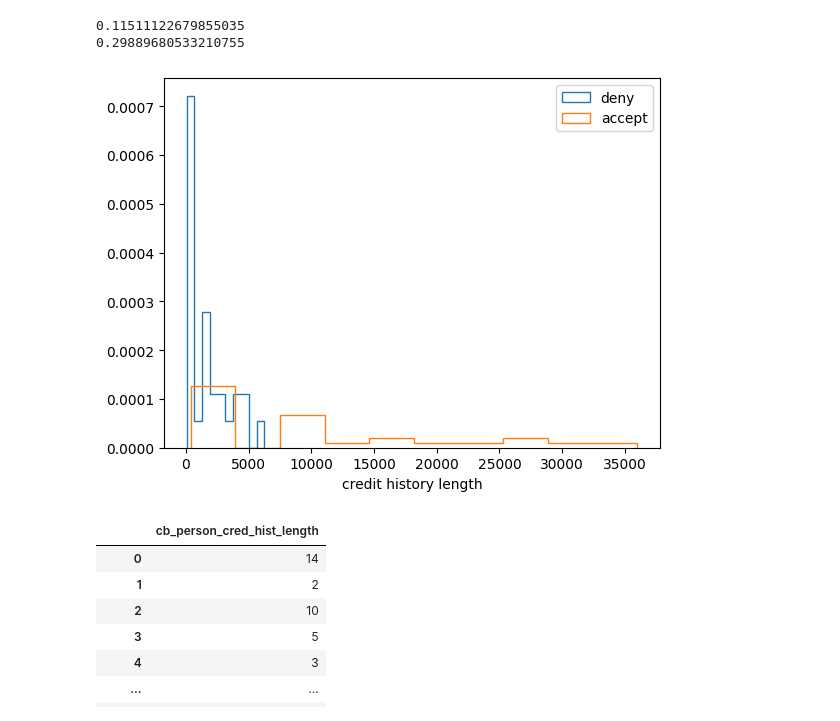
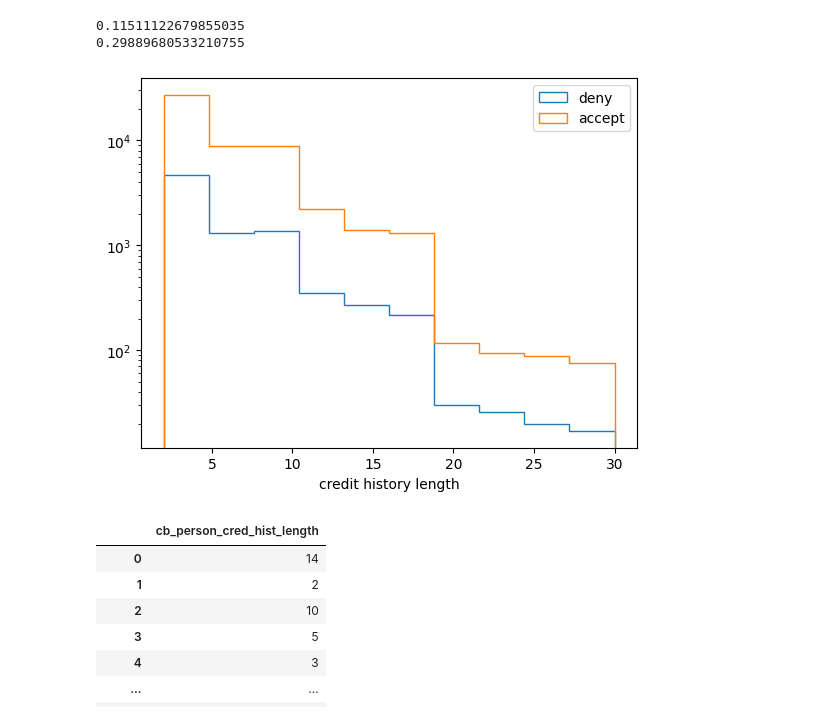
Before and after one commit to edward-b-1/Loan-Approval-Prediction, a Jupyter notebook: predict8.ipynb, the cells around one changed output. Saved outputs shown, nothing was run; the diff lists cells and outputs as text; code cells hidden in the pictures.

```diff
--- a/predict8.ipynb
+++ b/predict8.ipynb
@@ -73,30 +73,30 @@ print(2601 / (6101+2601))
 # %%
 column = 'cb_person_cred_hist_length'
 
-h_data_deny = data_train_loan_status_deny.groupby(column)[column].aggregate('sum')
-h_data_accept = data_train_loan_status_accept.groupby(column)[column].aggregate('sum')
+data_deny = data_train_loan_status_deny[column]
+data_accept = data_train_loan_status_accept[column]
 
 _ = plt.hist(
-    h_data_deny,
+    data_deny,
     bins=10, #logspace(data_train_loan_status_deny[column]),
     histtype='step',
-    density=True,
+    density=False,
     label='deny',
 )
 _ = plt.hist(
-    h_data_accept,
+    data_accept,
     bins=10, #logspace(data_train_loan_status_accept[column]),
     histtype='step',
-    density=True,
+    density=False,
     label='accept',
 )
 plt.xlabel('credit history length')
 #plt.xscale('log')
 plt.legend()
+plt.yscale('log')
 None
-#plt.yscale('log')
 # %% [output]
-[figure, old version]
+[figure, new version]
 # %%
 data_train_loan_status_accept[['cb_person_cred_hist_length']]
 # %% [output]
```
Also changed, not shown: parts of 4 cells of this notebook.
